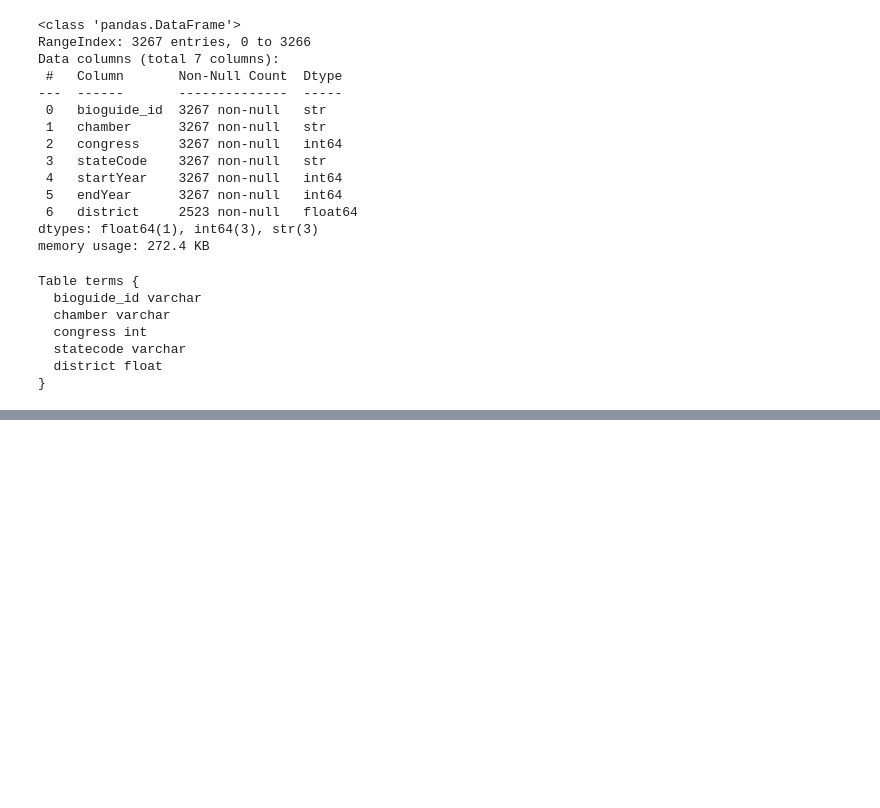
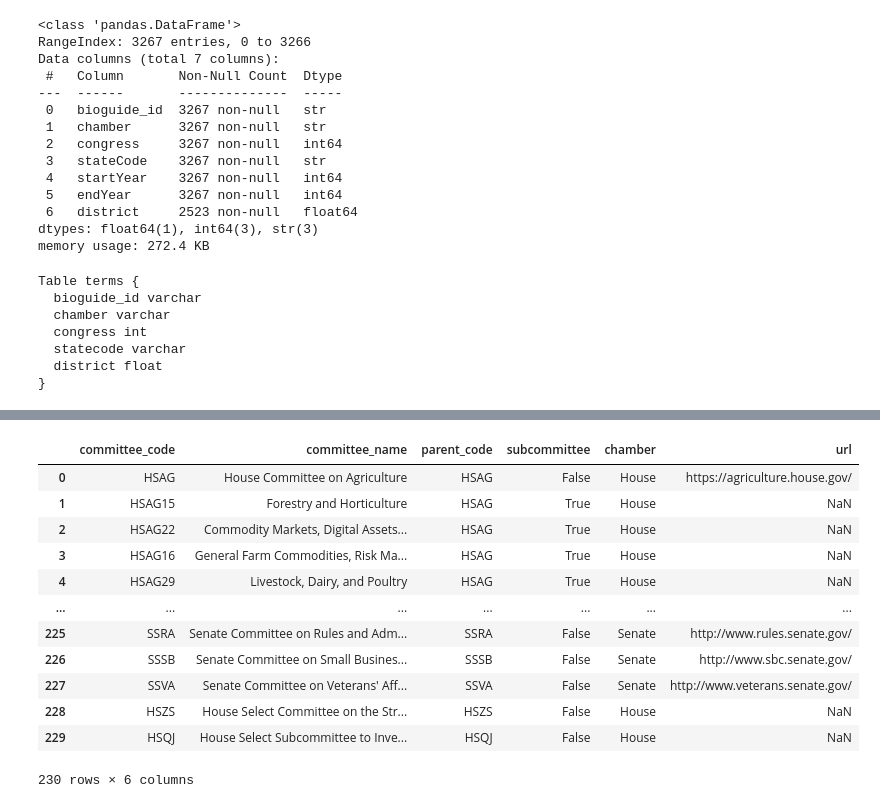
Before and after one commit to jkropko/contrans2026, a Jupyter notebook: notebooks/demo_10_15_2026.ipynb, the cells around one changed output, grey strips where cells are left out. Drawn from its saved outputs; the diff is of its cells as text; code cells hidden in the pictures; blank space fills up the shorter version.

```diff
--- a/notebooks/demo_10_15_2026.ipynb
+++ b/notebooks/demo_10_15_2026.ipynb
@@ -215,0 +421,3 @@ terms.to_csv("../data/processed/terms.csv", index=False)
+# %%
+pd.set_option('display.max_columns', 128)
+schedule_e_2026.head(3)
@@ -215,0 +474,16 @@ terms.to_csv("../data/processed/terms.csv", index=False)
+# %%
+committees
+# %% [output]
+|  | committee_code | committee_name | parent_code | subcommittee | chamber | url |
+| 0 | HSAG | House Committee on Agriculture | HSAG | False | House | https://agriculture.house.gov/ |
+| 1 | HSAG15 | Forestry and Horticulture | HSAG | True | House | NaN |
+| 2 | HSAG22 | Commodity Markets, Digital Assets... | HSAG | True | House | NaN |
+| 3 | HSAG16 | General Farm Commodities, Risk Ma... | HSAG | True | House | NaN |
+| 4 | HSAG29 | Livestock, Dairy, and Poultry | HSAG | True | House | NaN |
+| ... | ... | ... | ... | ... | ... | ... |
+| 225 | SSRA | Senate Committee on Rules and Adm... | SSRA | False | Senate | http://www.rules.senate.gov/ |
+| 226 | SSSB | Senate Committee on Small Busines... | SSSB | False | Senate | http://www.sbc.senate.gov/ |
+| 227 | SSVA | Senate Committee on Veterans' Aff... | SSVA | False | Senate | http://www.veterans.senate.gov/ |
+| 228 | HSZS | House Select Committee on the Str... | HSZS | False | House | NaN |
+| 229 | HSQJ | House Select Subcommittee to Inve... | HSQJ | False | House | NaN |
+230 rows × 6 columns
```
Also changed, not shown: parts of 23 cells of this notebook, 1 other file.
